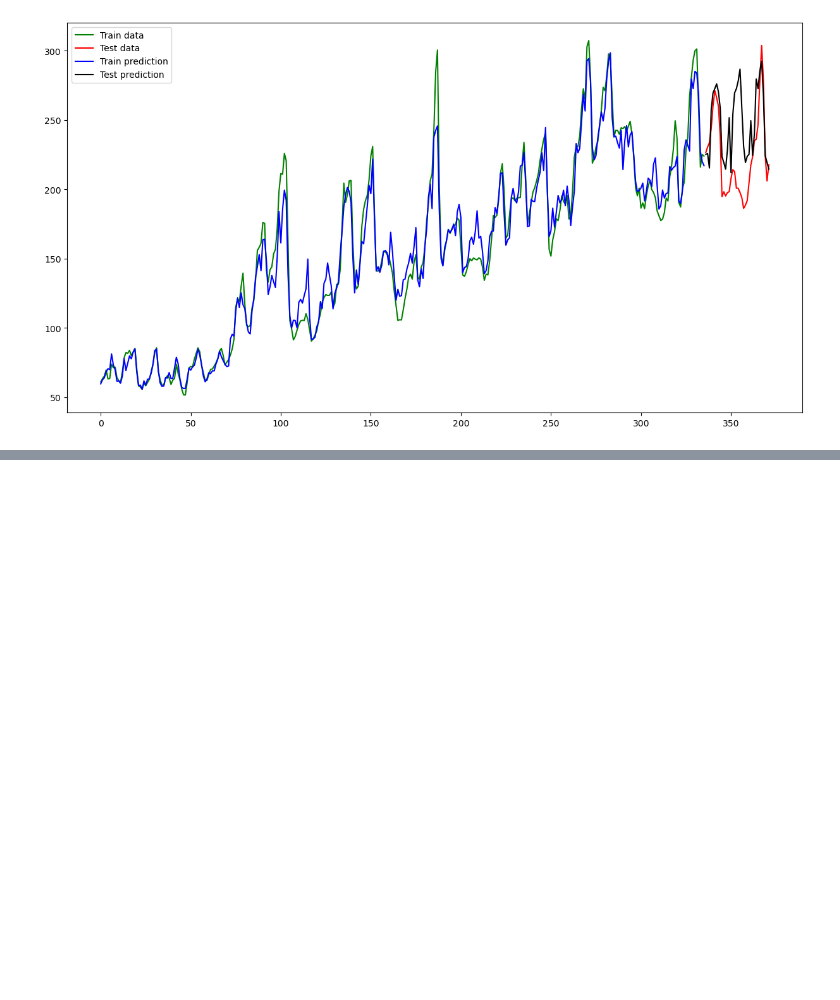
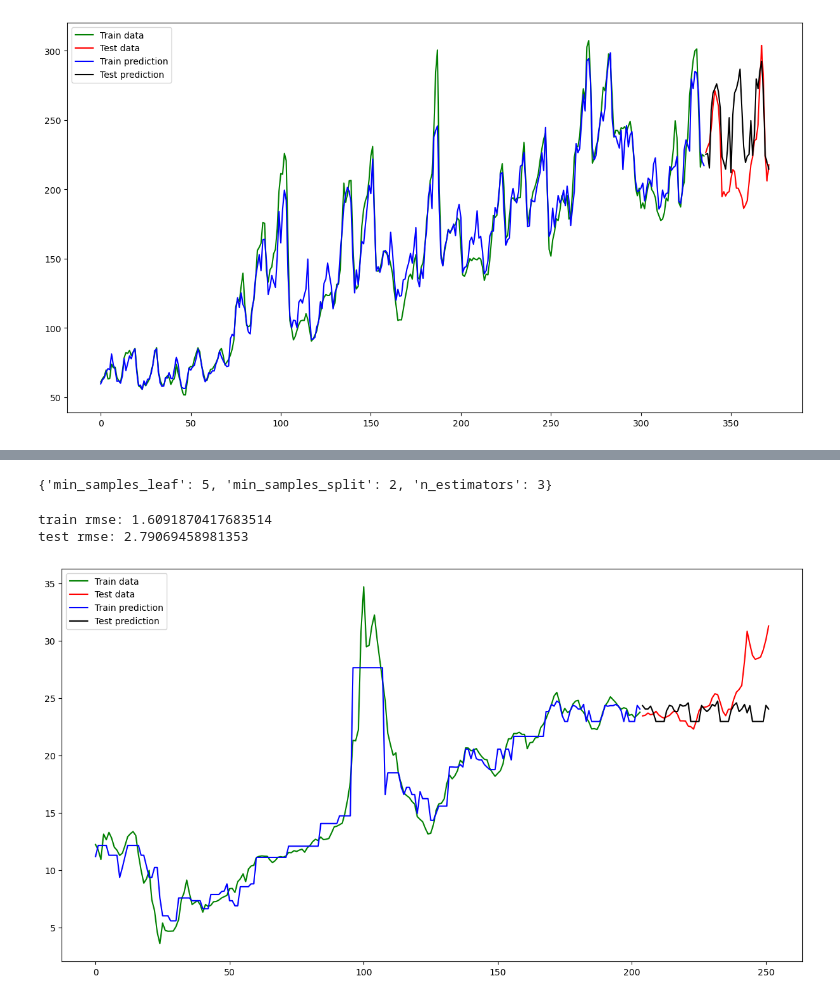
Before and after one commit to wwhite5/Springboard-Capstone-2-Time-Series, a Jupyter notebook: Final_Modeling.ipynb, the cells around one changed output, grey strips where cells are left out. Cells and saved outputs as stored; diff of their text form; code cells hidden in the pictures; blank space fills up the shorter version.

```diff
--- a/Final_Modeling.ipynb
+++ b/Final_Modeling.ipynb
@@ -608,0 +705,17 @@ for i, (train_index, test_index) in enumerate(tscv.split(train)):
+# %%
+train = AF_df[AF_df['date'].dt.strftime('%Y') < '2017']
+test = AF_df[AF_df['date'].dt.strftime('%Y') >= '2017']
+
+y_train = train[['Wheat - Retail']]
+y_test = test[['Wheat - Retail']]
+
+X_train = train.iloc[:,3:]
+X_test = test.iloc[:,3:]
+# %%
+param_grid = {'n_estimators': [3, 6, 12, 25, 50, 100],
+ 'min_samples_split': [2, 5, 8],
+ 'min_samples_leaf': [1, 5, 8]}
+# %%
+grid_cv = GridSearchCV(RandomForestRegressor(random_state=21), param_grid=param_grid, cv=5, n_jobs=-1, scoring='neg_mean_squared_error', verbose=2)
+
+grid_cv.fit(X_train, y_train)
@@ -608,0 +729,19 @@ for i, (train_index, test_index) in enumerate(tscv.split(train)):
+# %%
+grid_cv.best_params_
+# %% [output]
+{'min_samples_leaf': 5, 'min_samples_split': 2, 'n_estimators': 3}
+# %%
+best = grid_cv.best_estimator_
+
+train_predict = best.predict(X_train)
+test_predict = best.predict(X_test)
+
+print('train rmse:', mean_squared_error(y_train, train_predict, squared=False))
+print('test rmse:', mean_squared_error(y_test, test_predict, squared=False))
+# %% [output]
+train rmse: 1.6091870417683514
+test rmse: 2.79069458981353
+# %%
+plot_predict(X_train, X_test, y_train, y_test, train_predict, test_predict)
+# %% [output]
+[figure, added]
```
Also changed, not shown: parts of 12 cells of this notebook, 1 other file.
